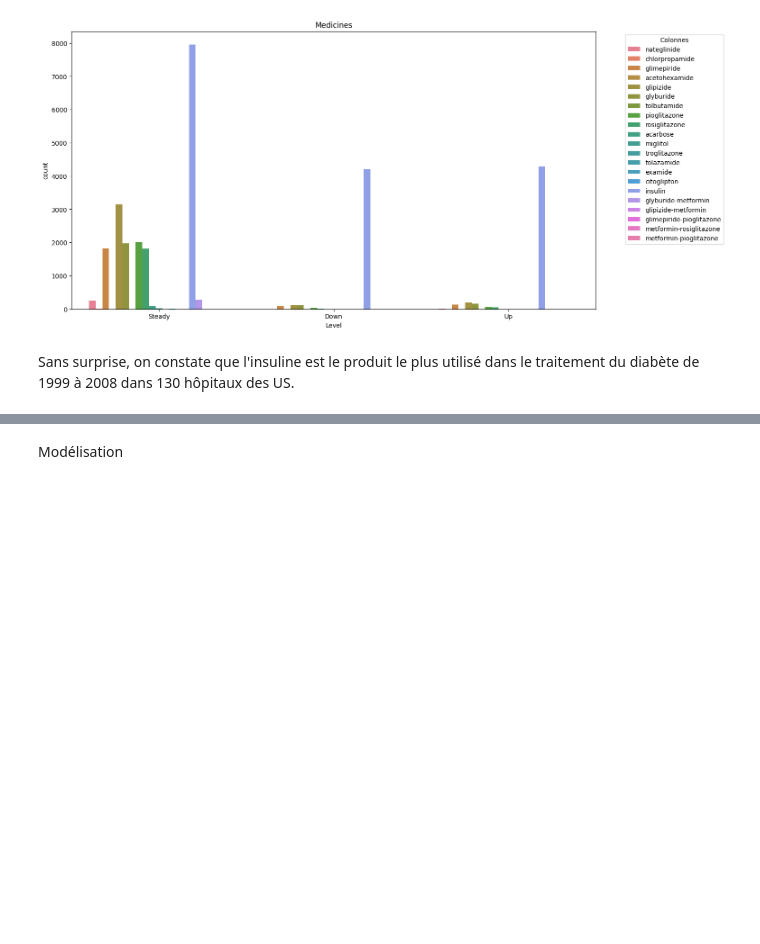
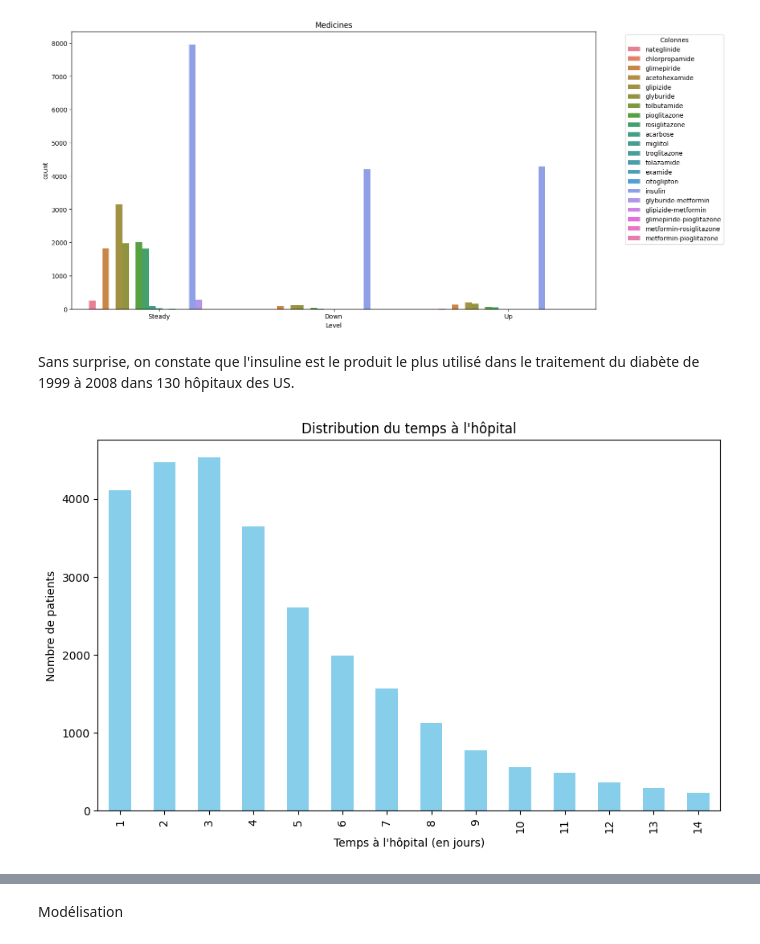
Before and after one commit to NadiaKlos/Python_Final_Project, a Jupyter notebook: Final_Project_Python.ipynb, the cells around one changed output, grey strips where cells are left out. Drawn from its saved outputs; the diff is of its cells as text; code cells hidden in the pictures; blank space fills up the shorter version.

```diff
--- a/Final_Project_Python.ipynb
+++ b/Final_Project_Python.ipynb
@@ -208,3 +205,12 @@ plt.show()
 [figure]
 # %% [markdown]
 Sans surprise, on constate que l'insuline est le produit le plus utilisé dans le traitement du diabète de 1999 à 2008 dans 130 hôpitaux des US.
+# %%
+plt.figure(figsize=(10, 6))
+diabetic_data['time_in_hospital'].value_counts().sort_index().plot(kind='bar', color='skyblue')
+plt.title('Distribution du temps à l\'hôpital')
+plt.xlabel('Temps à l\'hôpital (en jours)')
+plt.ylabel('Nombre de patients')
+plt.show()
+# %% [output]
+[figure, added]
```
Also changed, not shown: parts of 2 cells of this notebook.
